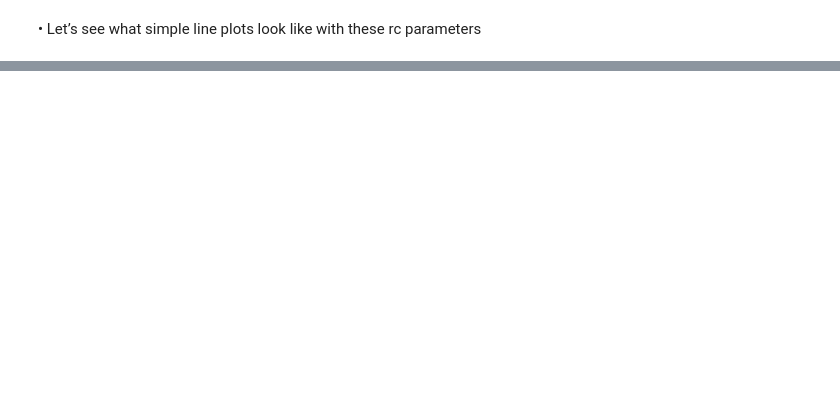
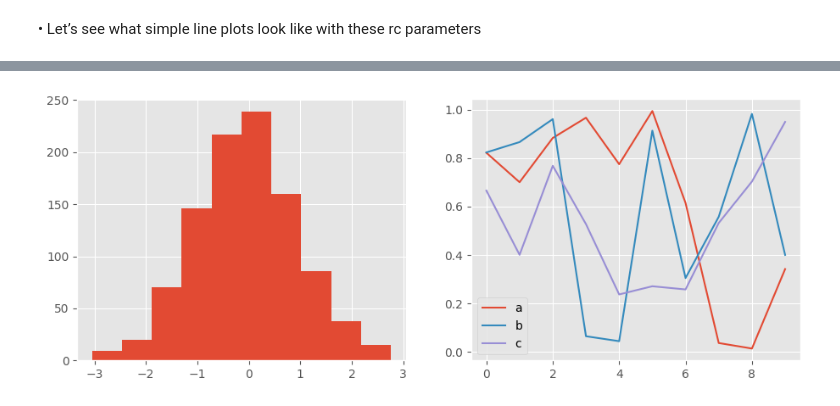
Before and after one commit to rajesh1994/python_excercise_programiz, a Jupyter notebook: python/11_matplotlib/python_for_datascience_handbook/11. Customizing Matplotlib - Configurations and Stylesheets.ipynb, the cells around one changed output, grey strips where cells are left out. Cells and saved outputs as stored; diff of their text form; code cells hidden in the pictures; blank space fills up the shorter version.

```diff
--- a/python/11_matplotlib/python_for_datascience_handbook/11. Customizing Matplotlib - Configurations and Stylesheets.ipynb
+++ b/python/11_matplotlib/python_for_datascience_handbook/11. Customizing Matplotlib - Configurations and Stylesheets.ipynb
@@ -100,0 +179,5 @@ for i in range(4):
+# %%
+with plt.style.context("ggplot"):
+    hist_and_lines()
+# %% [output]
+[figure, added]
```
Also changed, not shown: parts of 29 cells of this notebook.
